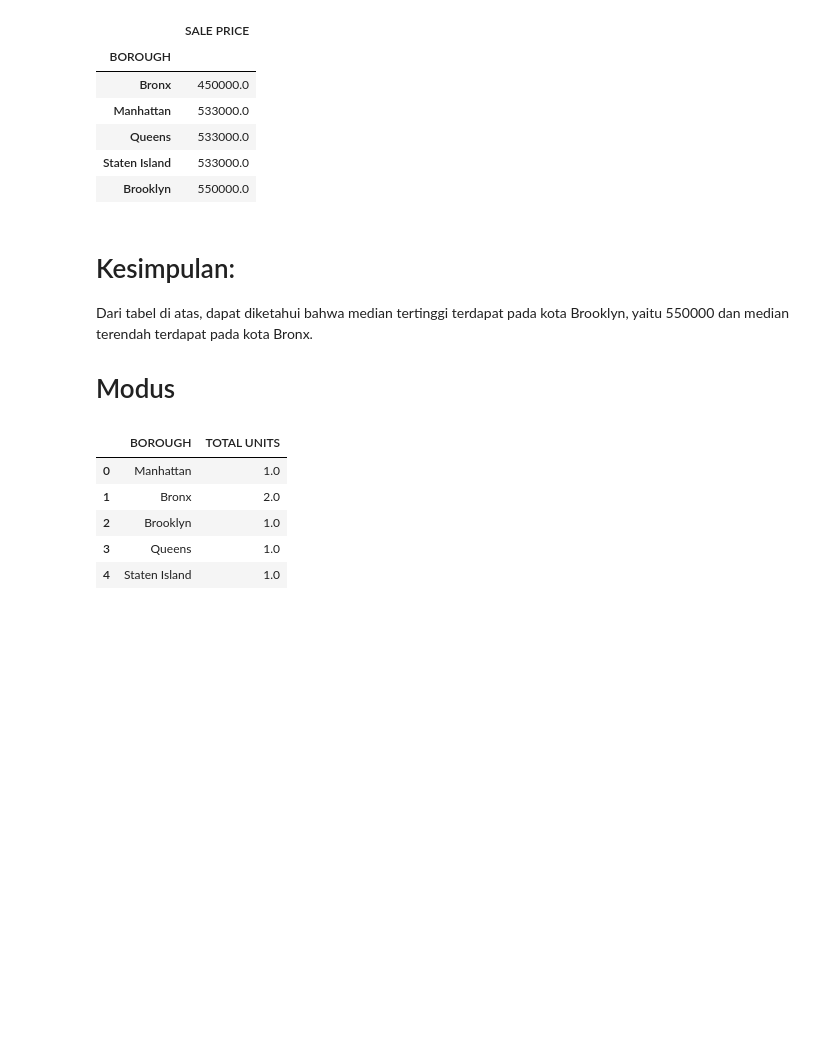
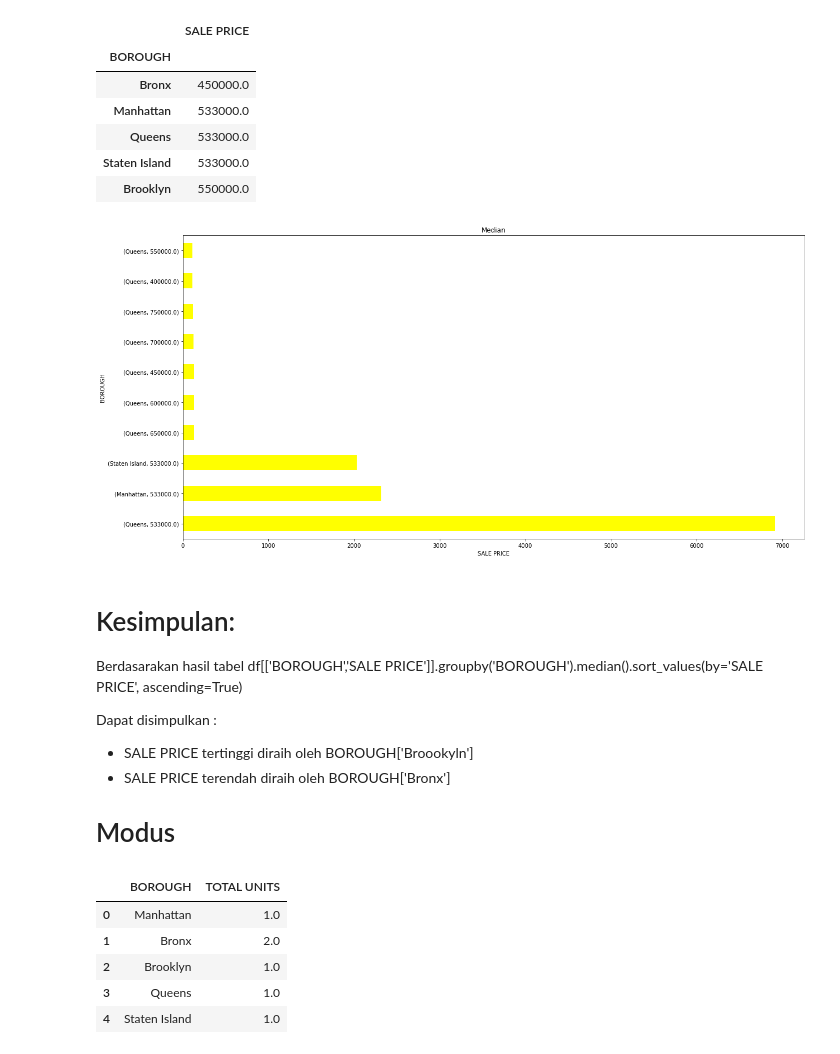
Before and after one commit to Hubhubhob/Hacktiv8, a Jupyter notebook: Hacktiv8-Assignment2/PYTN_Assgn_2_3_KS-017-Andreas_Dimas_C.ipynb, the cells around one changed output. Cells and saved outputs as stored; diff of their text form; code cells hidden in the pictures; blank space fills up the shorter version.

```diff
--- a/Hacktiv8-Assignment2/PYTN_Assgn_2_3_KS-017-Andreas_Dimas_C.ipynb
+++ b/Hacktiv8-Assignment2/PYTN_Assgn_2_3_KS-017-Andreas_Dimas_C.ipynb
@@ -443,10 +498,27 @@ median_price
 | Queens | 533000.0 |
 | Staten Island | 533000.0 |
 | Brooklyn | 550000.0 |
+# %%
+minor1 = df[['BOROUGH','SALE PRICE']].value_counts()
+minor2=minor1[0:10]
+
+minor2.plot(kind='barh', figsize=(20,10), color='yellow')
+
+plt.xlabel('SALE PRICE')
+plt.ylabel('BOROUGH')
+plt.title('Median')
+
+plt.show()
+# %% [output]
+[figure, added]
 # %% [markdown]
 # Kesimpulan:
 
-Dari tabel di atas, dapat diketahui bahwa median tertinggi terdapat pada kota Brooklyn, yaitu 550000 dan median terendah terdapat pada kota Bronx.
+Berdasarakan hasil tabel df[['BOROUGH','SALE PRICE']].groupby('BOROUGH').median().sort_values(by='SALE PRICE', ascending=True)
+
+Dapat disimpulkan :
+ - SALE PRICE tertinggi diraih oleh BOROUGH['Broookyln']
+ - SALE PRICE terendah diraih oleh BOROUGH['Bronx']
 
 # Modus
 # %%
```
Also changed, not shown: parts of 10 cells of this notebook.
